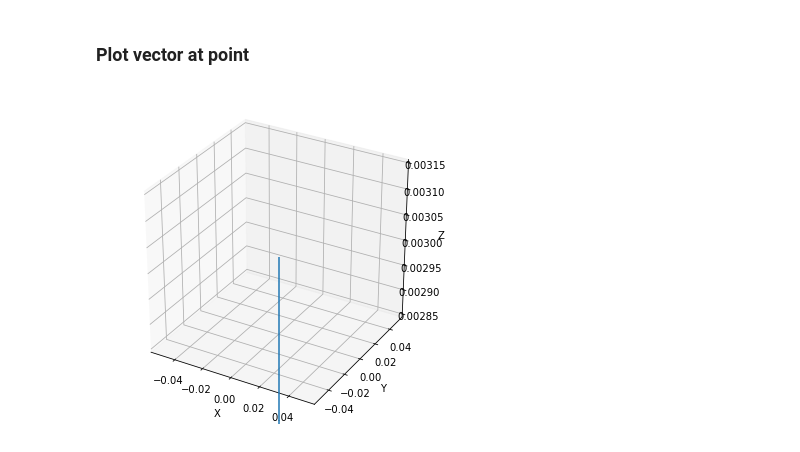
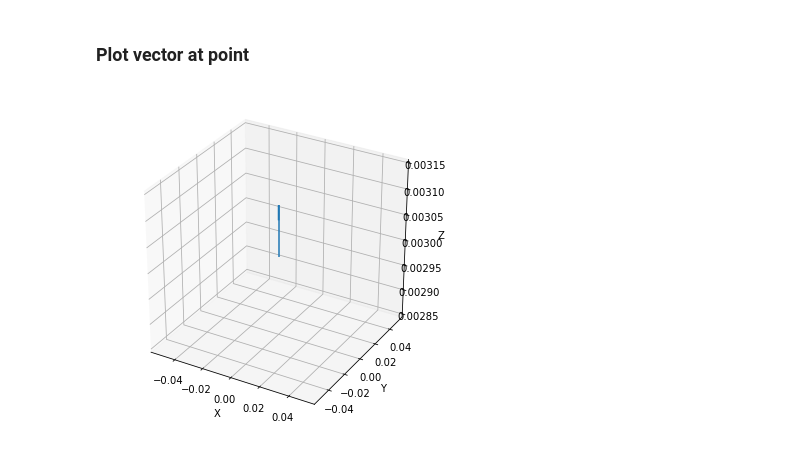
Before and after one commit to rmorenoga/Testing, a Jupyter notebook: Magnet/Python/Dipole.ipynb, the cells around one changed output. Cells and saved outputs as stored; diff of their text form; code cells hidden in the pictures.

```diff
--- a/Magnet/Python/Dipole.ipynb
+++ b/Magnet/Python/Dipole.ipynb
@@ -218,11 +218,11 @@ display("fzf",fzf)
 # %%
 fig4 = plt.figure(figsize=(6, 6))
 ax4 = fig4.gca(projection='3d')
 ax4.set_xlabel('X')
 ax4.set_ylabel('Y')
 ax4.set_zlabel('Z')
-ax4.quiver(xf, yf, zf, fxf, fyf, fzf,length = 0.01,normalize =True)
+ax4.quiver(xf, yf, zf, fxf, fyf, fzf,length = 0.0001,normalize =True)
 #ax4.view_init(90, 0)
 plt.show()
 # %% [output]
-[figure, old version]
+[figure, new version]
```
Also changed, not shown: parts of 2 cells of this notebook, 8 other files.
